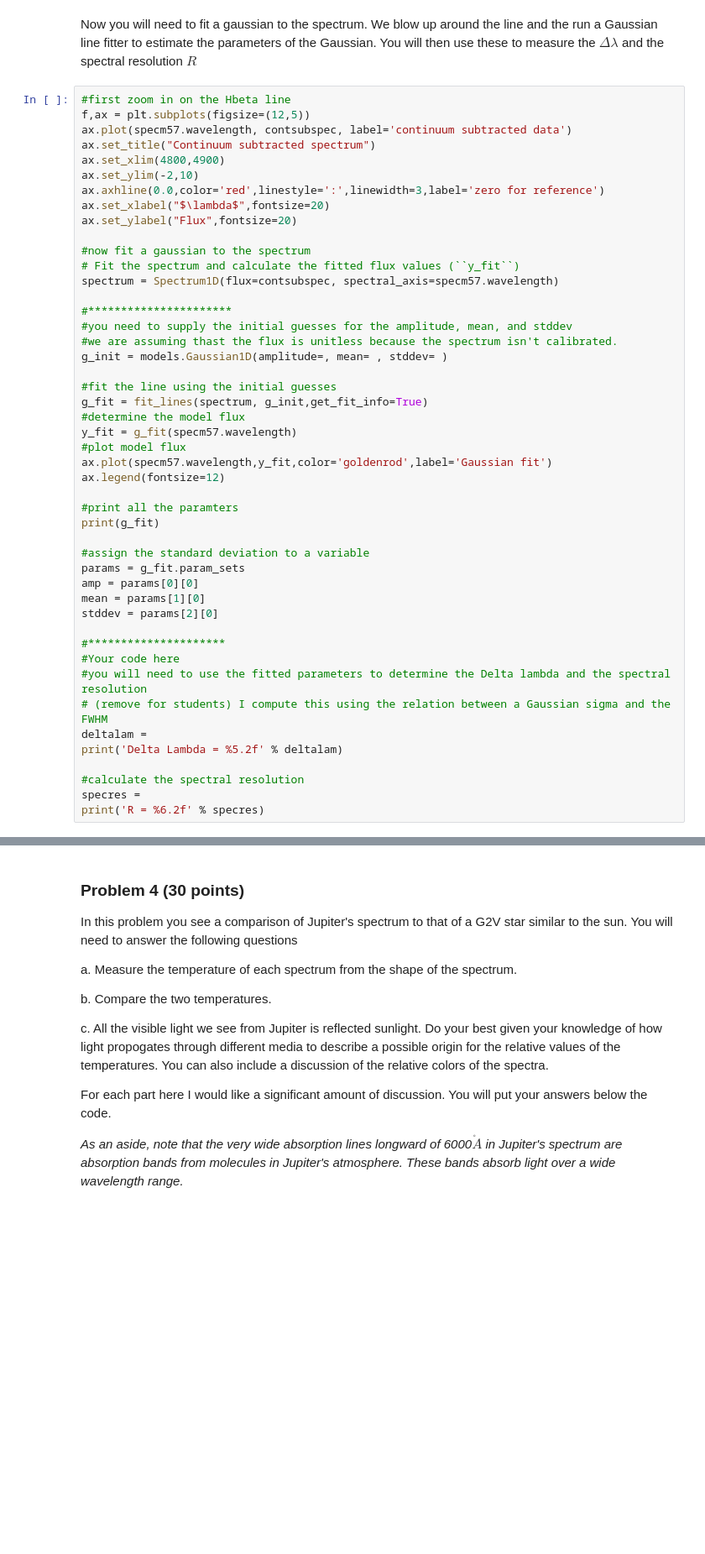
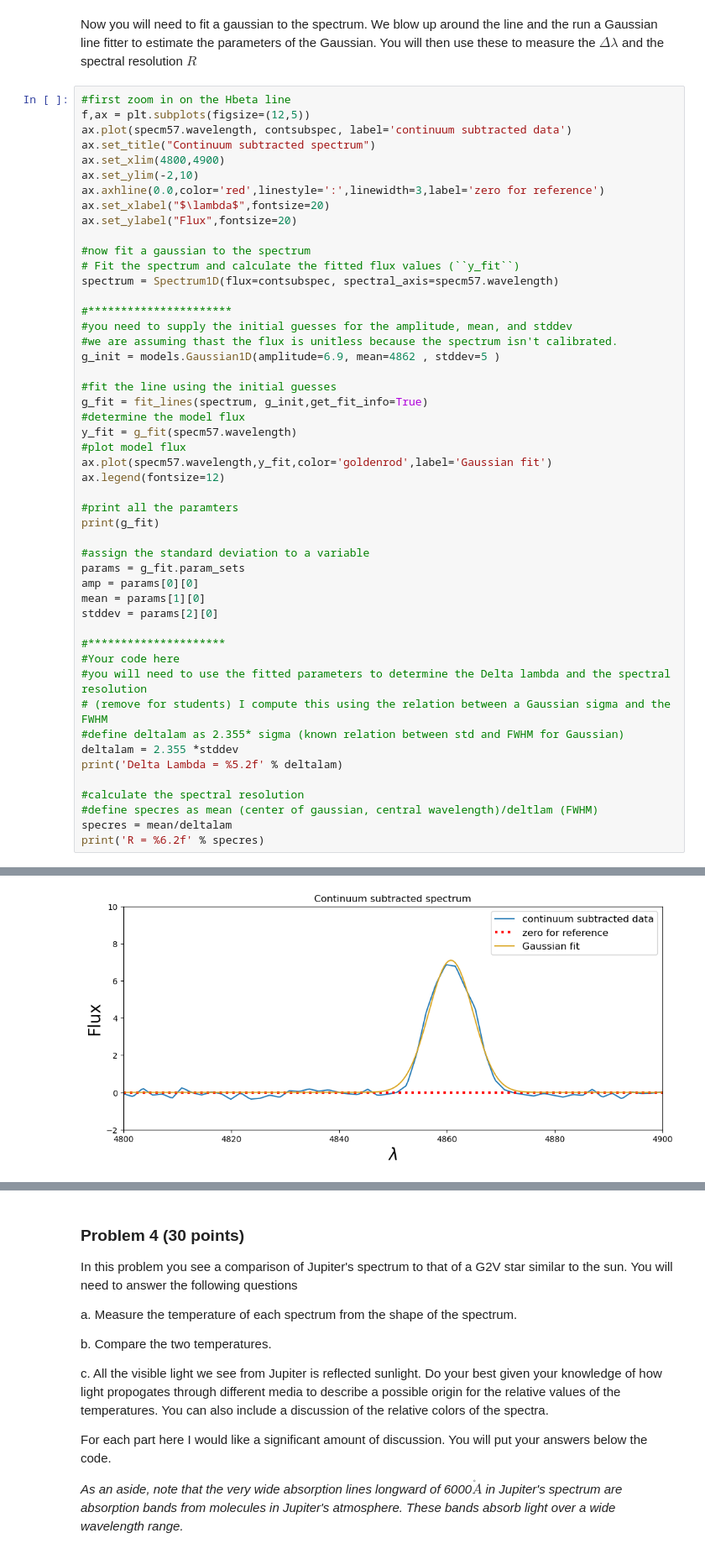
Before and after one commit to bdunne21203/Analysis_real_spectra_student, a Jupyter notebook: analysis_real_spectra.student.ipynb, the cells around one changed output, grey strips where cells are left out. Shown at 84% size. Saved outputs shown, nothing was run; the diff lists cells and outputs as text; blank space fills up the shorter version.

```diff
--- a/analysis_real_spectra.student.ipynb
+++ b/analysis_real_spectra.student.ipynb
@@ -337,7 +341,7 @@ spectrum = Spectrum1D(flux=contsubspec, spectral_axis=specm57.wavelength)
 #**********************
 #you need to supply the initial guesses for the amplitude, mean, and stddev
 #we are assuming thast the flux is unitless because the spectrum isn't calibrated.
-g_init = models.Gaussian1D(amplitude=, mean= , stddev= )
+g_init = models.Gaussian1D(amplitude=6.9, mean=4862 , stddev=5 )
 
 #fit the line using the initial guesses
 g_fit = fit_lines(spectrum, g_init,get_fit_info=True)
@@ -360,9 +364,12 @@ stddev = params[2][0]
 #Your code here
 #you will need to use the fitted parameters to determine the Delta lambda and the spectral resolution
 # (remove for students) I compute this using the relation between a Gaussian sigma and the FWHM
-deltalam =
+#define deltalam as 2.355* sigma (known relation between std and FWHM for Gaussian)
+deltalam = 2.355 *stddev
 print('Delta Lambda = %5.2f' % deltalam)
 
 #calculate the spectral resolution
-specres =
+#define specres as mean (center of gaussian, central wavelength)/deltlam (FWHM)
+specres = mean/deltalam
 print('R = %6.2f' % specres)
+# %% [output]
@@ -369,3 +387,4 @@ print('R = %6.2f' % specres)
+[figure, added]
 # %% [markdown]
 #### Problem 2d (5 points)
 Comment in this cell on how the two methods agree and which one you think is more reliable.
```
Also changed, not shown: parts of 9 cells of this notebook.
